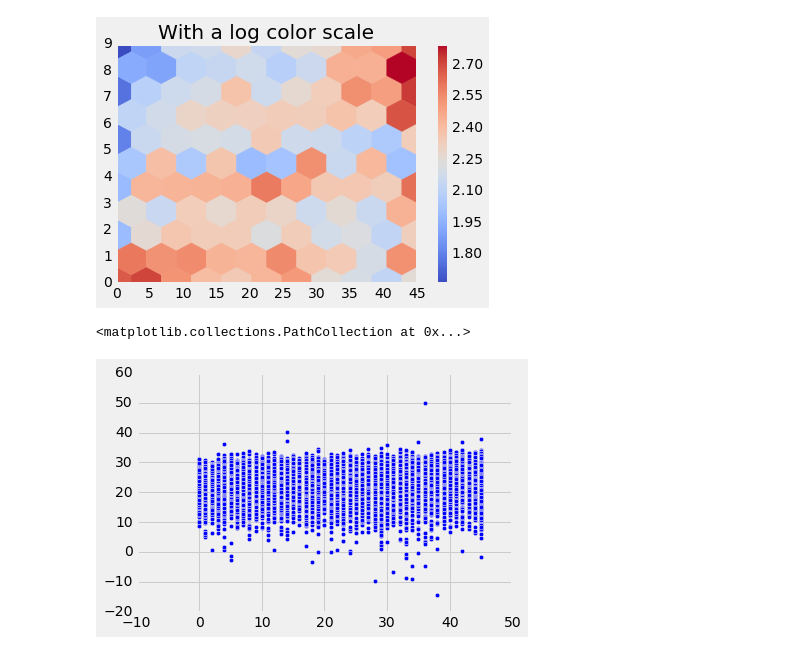
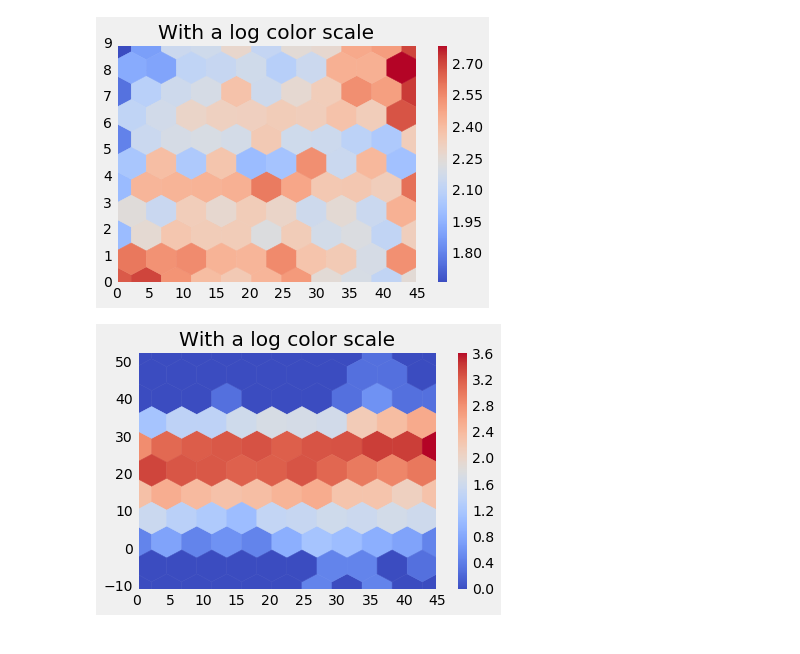
Before and after one commit to amartyashankha/6.867-HW-2016, a Jupyter notebook: project/feature_extractor/small_feature_playing.ipynb, the cells around one changed output. Cells and saved outputs as stored; diff of their text form; code cells hidden in the pictures.

```diff
--- a/project/feature_extractor/small_feature_playing.ipynb
+++ b/project/feature_extractor/small_feature_playing.ipynb
@@ -131,15 +131,15 @@ cbar.ax.set_yticklabels(map(lambda x: str(x), [np.min(heatmap), np.max(heatmap)]
  <matplotlib.text.Text at 0x...>]
 [figure]
 # %%
-X = labels[train_rng:]
-Y = predicted
+XX = labels[train_rng:]
+YY = predicted
 
-xmin = min(X)
-ymin = min(Y)
-xmax = max(X)
-ymax = max(Y)
+xmin = min(XX)
+ymin = min(YY)
+xmax = max(XX)
+ymax = max(YY)
 
-plt.hexbin(X, Y, bins='log', gridsize=10, cmap=cm.coolwarm)
+plt.hexbin(XX, YY, bins='log', gridsize=10, cmap=cm.coolwarm)
 plt.axis([xmin, xmax, ymin, ymax])
 plt.title("With a log color scale")
 cb = plt.colorbar()
@@ -148,10 +148,23 @@ cb = plt.colorbar()
 plt.show()
 # %% [output]
 [figure]
-# %%
-clf = Ridge(alpha = 1.0)
-clf.fit(X, labels)
-plt.scatter(labels, clf.predict(X))
-# %% [output]
-<matplotlib.collections.PathCollection at 0x...>
-[figure, removed]
+# %%
+clf = Ridge(alpha = 1.0)
+clf.fit(X, labels)
+XX = labels
+YY = clf.predict(X)
+
+xmin = min(XX)
+ymin = min(YY)
+xmax = max(XX)
+ymax = max(YY)
+
+plt.hexbin(XX, YY, bins='log', gridsize=10, cmap=cm.coolwarm)
+plt.axis([xmin, xmax, ymin, ymax])
+plt.title("With a log color scale")
+cb = plt.colorbar()
+#plt.ylim(ymax=2)
+
+plt.show()
+# %% [output]
+[figure, added]
```
Also changed, not shown: 2 other files.
